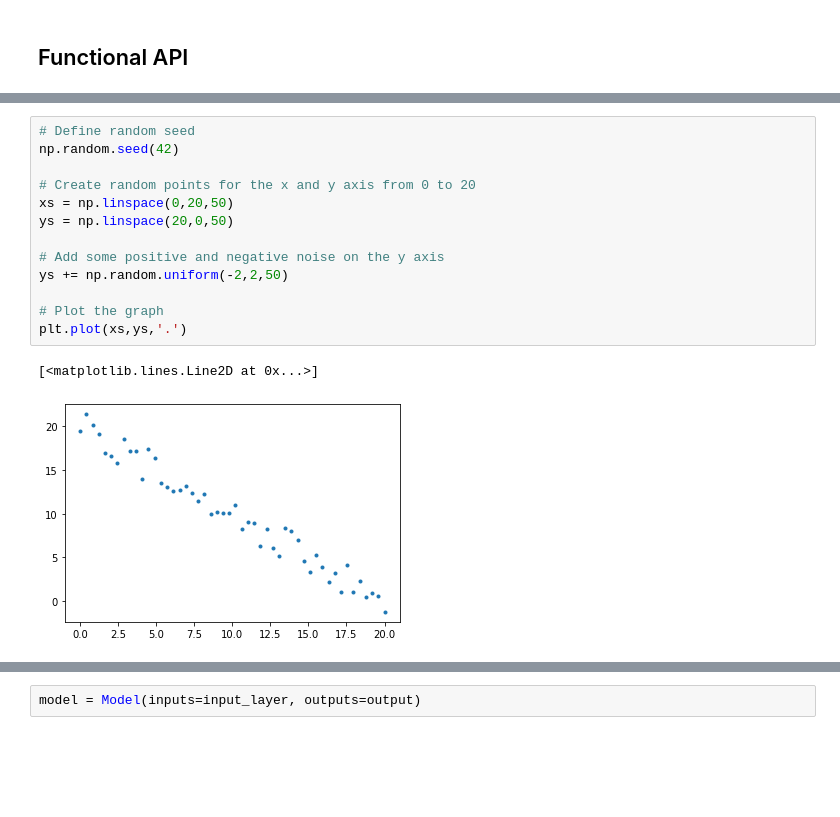
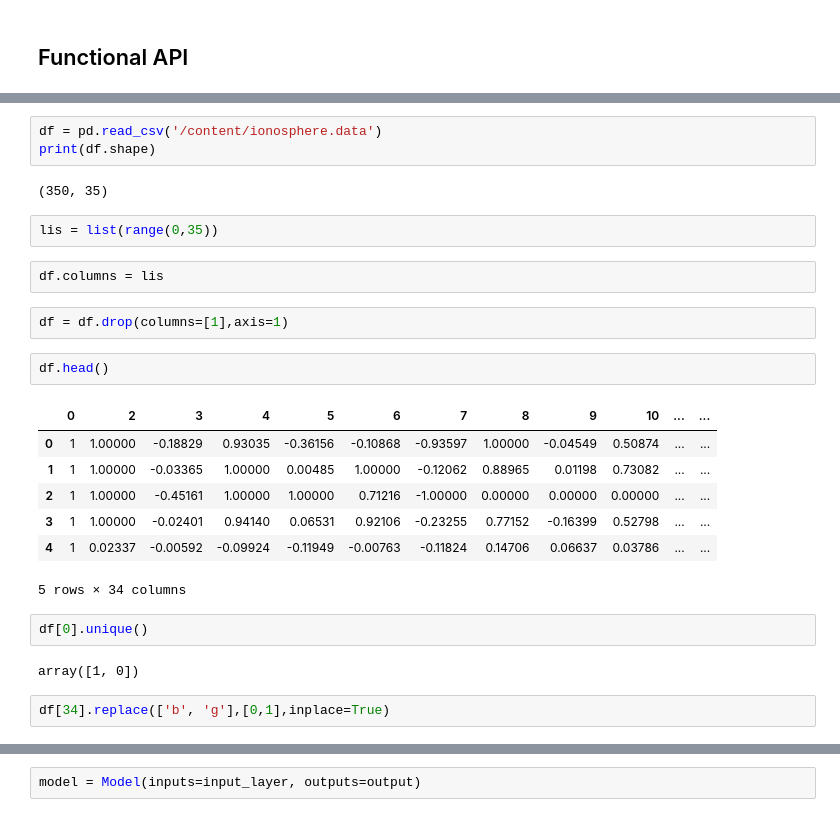
Before and after one commit to ameympatil/MIT-ML, a Jupyter notebook: Keras_Practical_using_Functional_API.ipynb, the cells around one changed output, grey strips where cells are left out. Cells and saved outputs as stored; diff of their text form; blank space fills up the shorter version.

```diff
--- a/Keras_Practical_using_Functional_API.ipynb
+++ b/Keras_Practical_using_Functional_API.ipynb
@@ -10,17 +11,28 @@ from keras.models import Model
 from keras.layers import Input, Dense, Dropout
-# %%
-# Define random seed
-np.random.seed(42)
-
-# Create random points for the x and y axis from 0 to 20
-xs = np.linspace(0,20,50)
-ys = np.linspace(20,0,50)
-
-# Add some positive and negative noise on the y axis
-ys += np.random.uniform(-2,2,50)
-
-# Plot the graph
-plt.plot(xs,ys,'.')
-# %% [output]
-[<matplotlib.lines.Line2D at 0x...>]
-[figure, removed]
+# %%
+df = pd.read_csv('/content/ionosphere.data')
+print(df.shape)
+# %% [output]
+(350, 35)
+# %%
+lis = list(range(0,35))
+# %%
+df.columns = lis
+# %%
+df = df.drop(columns=[1],axis=1)
+# %%
+df.head()
+# %% [output]
+|  | 0 | 2 | 3 | 4 | 5 | 6 | 7 | 8 | 9 | 10 | ... | ... |
+| 0 | 1 | 1.00000 | -0.18829 | 0.93035 | -0.36156 | -0.10868 | -0.93597 | 1.00000 | -0.04549 | 0.50874 | ... | ... |
+| 1 | 1 | 1.00000 | -0.03365 | 1.00000 | 0.00485 | 1.00000 | -0.12062 | 0.88965 | 0.01198 | 0.73082 | ... | ... |
+| 2 | 1 | 1.00000 | -0.45161 | 1.00000 | 1.00000 | 0.71216 | -1.00000 | 0.00000 | 0.00000 | 0.00000 | ... | ... |
+| 3 | 1 | 1.00000 | -0.02401 | 0.94140 | 0.06531 | 0.92106 | -0.23255 | 0.77152 | -0.16399 | 0.52798 | ... | ... |
+| 4 | 1 | 0.02337 | -0.00592 | -0.09924 | -0.11949 | -0.00763 | -0.11824 | 0.14706 | 0.06637 | 0.03786 | ... | ... |
+5 rows × 34 columns
+# %%
+df[0].unique()
+# %% [output]
+array([1, 0])
+# %%
+df[34].replace(['b', 'g'],[0,1],inplace=True)
```
Also changed, not shown: parts of 11 cells of this notebook.
